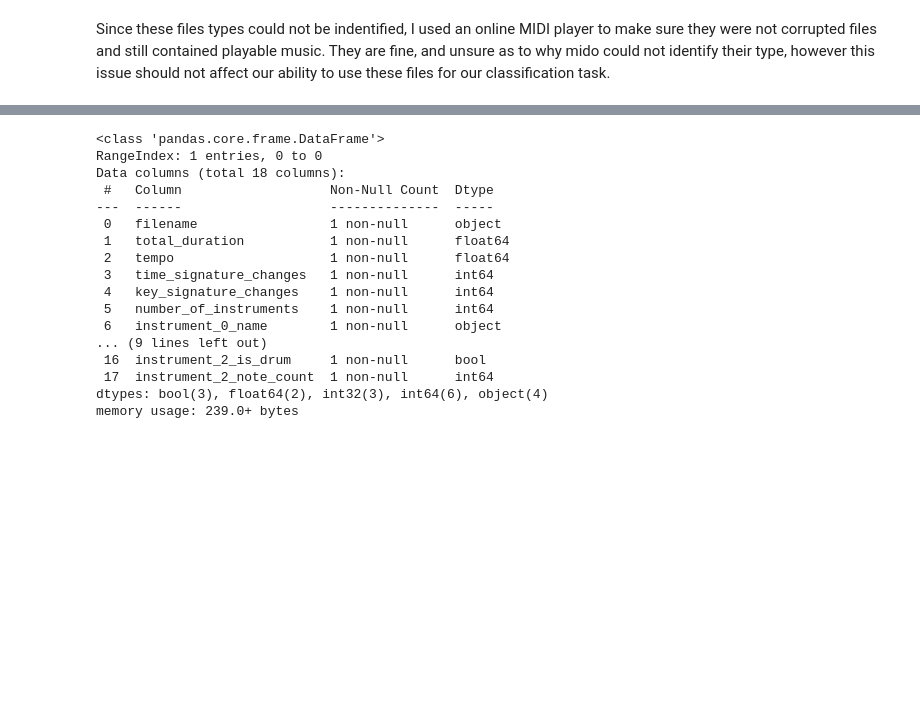
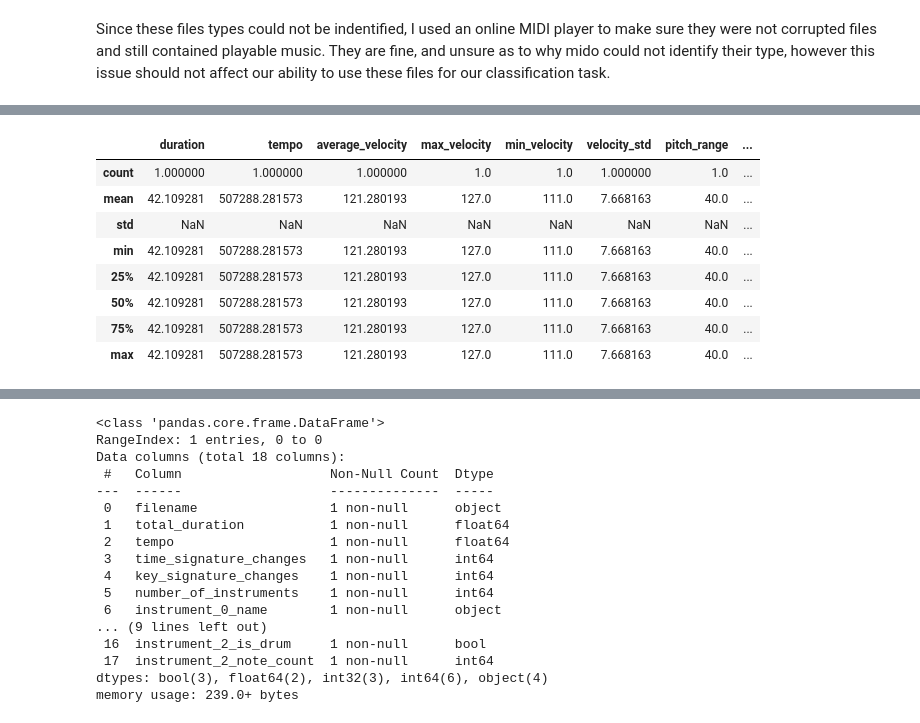
Before and after one commit to dominicfanucchi/aai-511_group1, a Jupyter notebook: dfanucchi_notebook.ipynb, the cells around one changed output, grey strips where cells are left out. Cells and saved outputs as stored; diff of their text form; code cells hidden in the pictures; blank space fills up the shorter version.

```diff
--- a/dfanucchi_notebook.ipynb
+++ b/dfanucchi_notebook.ipynb
@@ -173,0 +294,67 @@ Since these files types could not be indentified, I used an online MIDI player t
+# %%
+# features = ['note_sequence', 'duration', 'tempo', 'average_velocity',
+#             'max_velocity', 'min_velocity', 'velocity_std', 'pitch_range',
+#             'num_instruments', 'note_density', 'num_notes', 'average_pitch',
+#             'max_pitch', 'min_pitch', 'pitch_std', 'articulations']
+
+def extract_features(midi_file_path):
+    prettymidi = pm.PrettyMIDI(midi_file_path)
+    mid = mido.MidiFile(midi_file_path)
+
+    # feature dictionary
+    features = {}
+
+    # Note sequence (we'll use a simplified representation)
+    notes = [note for instrument in prettymidi.instruments for note in instrument.notes]
+    notes.sort(key=lambda x: x.start)
+    features['note_sequence'] = '-'.join([str(note.pitch) for note in notes[:20]])  # First 20 notes
+
+    # Duration
+    features['duration'] = prettymidi.get_end_time()
+
+    # Tempo (average tempo)
+    tempos = [msg.tempo for msg in mid.tracks[0] if msg.type == 'set_tempo']
+    features['tempo'] = sum(tempos) / len(tempos) if tempos else 0
+
+    # Velocity statistics
+    velocities = [note.velocity for note in notes]
+    features['average_velocity'] = np.mean(velocities)
+    features['max_velocity'] = np.max(velocities)
+    features['min_velocity'] = np.min(velocities)
+    features['velocity_std'] = np.std(velocities)
+
+    # Pitch statistics
+    pitches = [note.pitch for note in notes]
+    features['pitch_range'] = np.max(pitches) - np.min(pitches)
+    features['average_pitch'] = np.mean(pitches)
+    features['max_pitch'] = np.max(pitches)
+    features['min_pitch'] = np.min(pitches)
+    features['pitch_std'] = np.std(pitches)
+
+    # Number of instruments
+    features['num_instruments'] = len(prettymidi.instruments)
+
+    # Note density (notes per second)
+    features['note_density'] = len(notes) / features['duration']
+
+    # Number of notes
+    features['num_notes'] = len(notes)
+
+    # Articulations (simplified as average note duration)
+    note_durations = [note.end - note.start for note in notes]
+    features['articulations'] = np.mean(note_durations)
+
+    return features
+
+def create_features_dataframe(midi_file_paths):
+    all_features = []
+    for file_path in midi_file_paths:
+        features = extract_features(file_path)
+        all_features.append(features)
+    return pd.DataFrame(all_features)
+
+midi_files = ['midiclassics/Bach/Minuet in G.mid']
+df = create_features_dataframe(midi_files)
+print(df.info())
+df.describe()
+# %% [output]
@@ -173,0 +378,9 @@ Since these files types could not be indentified, I used an online MIDI player t
+|  | duration | tempo | average_velocity | max_velocity | min_velocity | velocity_std | pitch_range | ... |
+| count | 1.000000 | 1.000000 | 1.000000 | 1.0 | 1.0 | 1.000000 | 1.0 | ... |
+| mean | 42.109281 | 507288.281573 | 121.280193 | 127.0 | 111.0 | 7.668163 | 40.0 | ... |
+| std | NaN | NaN | NaN | NaN | NaN | NaN | NaN | ... |
+| min | 42.109281 | 507288.281573 | 121.280193 | 127.0 | 111.0 | 7.668163 | 40.0 | ... |
+| 25% | 42.109281 | 507288.281573 | 121.280193 | 127.0 | 111.0 | 7.668163 | 40.0 | ... |
+| 50% | 42.109281 | 507288.281573 | 121.280193 | 127.0 | 111.0 | 7.668163 | 40.0 | ... |
+| 75% | 42.109281 | 507288.281573 | 121.280193 | 127.0 | 111.0 | 7.668163 | 40.0 | ... |
+| max | 42.109281 | 507288.281573 | 121.280193 | 127.0 | 111.0 | 7.668163 | 40.0 | ... |
```
Also changed, not shown: parts of 22 cells of this notebook.
